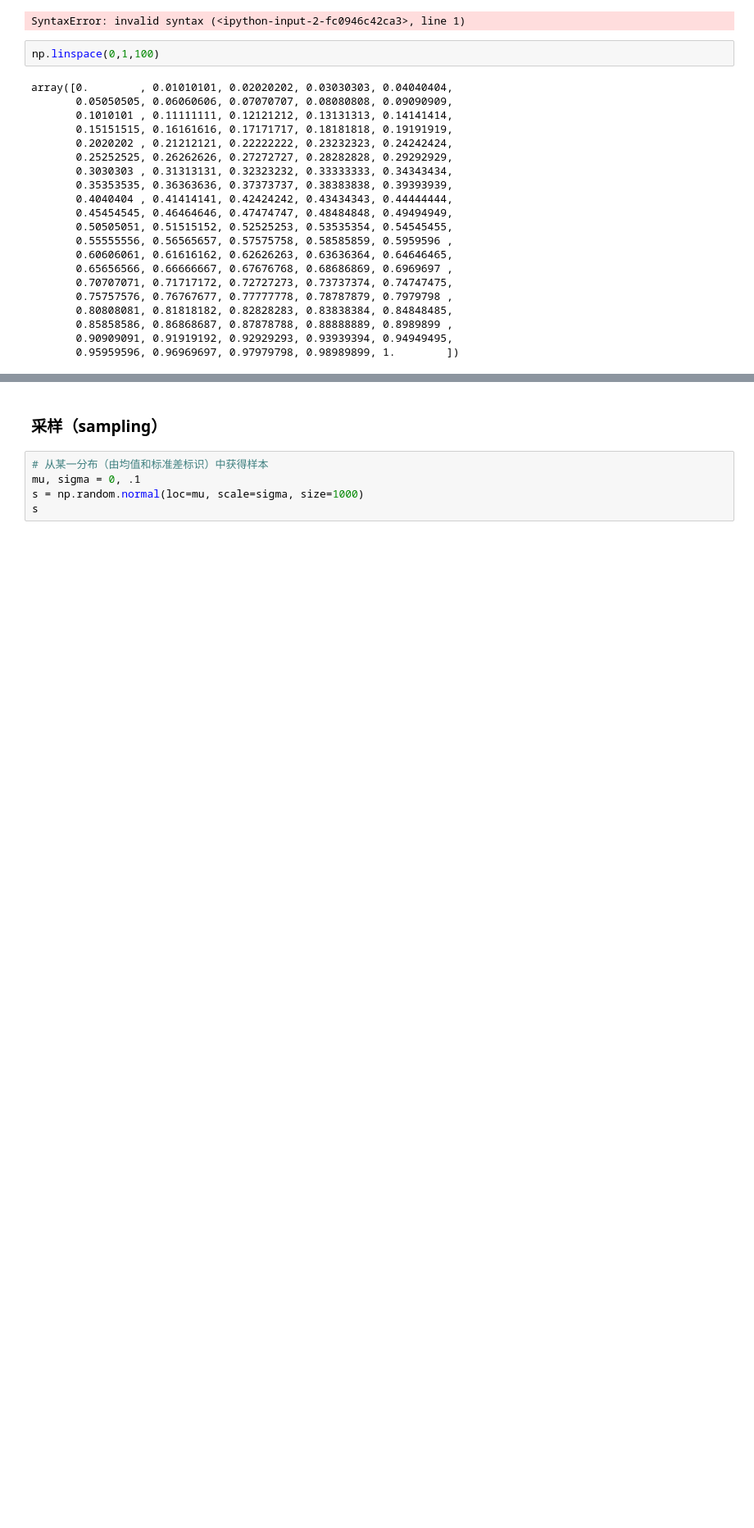
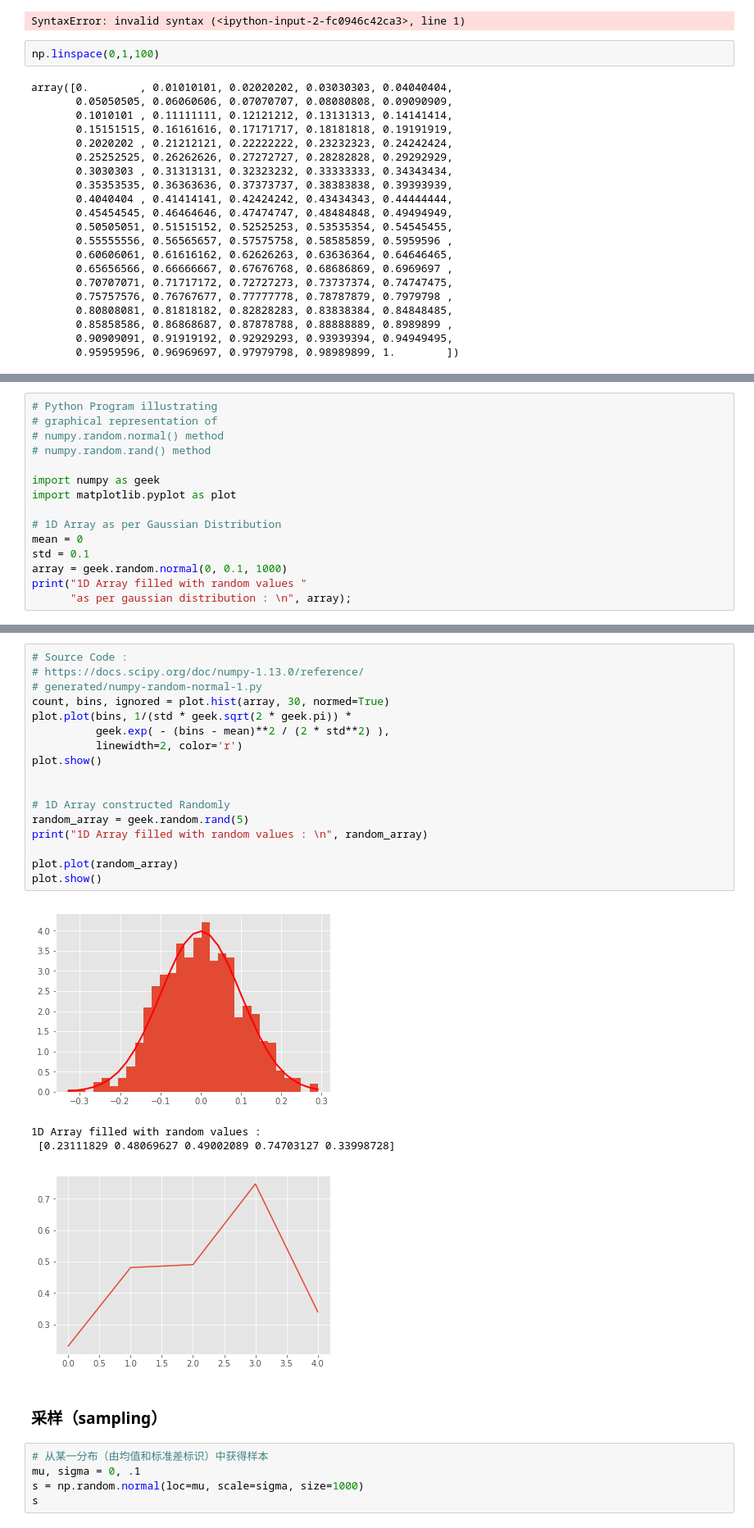
Before and after one commit to haoduohaoduo/JupyterNotebooks, a Jupyter notebook: numpy.ipynb, the cells around one changed output, grey strips where cells are left out. Shown at 82% size. Drawn from its saved outputs; the diff is of its cells as text; blank space fills up the shorter version.

Commit message:
2021年10月16日16:16:29 修改 numpy

```diff
--- a/numpy.ipynb
+++ b/numpy.ipynb
@@ -250,0 +298,15 @@ plt.show()
+# %%
+# Python Program illustrating
+# graphical representation of
+# numpy.random.normal() method
+# numpy.random.rand() method
+
+import numpy as geek
+import matplotlib.pyplot as plot
+
+# 1D Array as per Gaussian Distribution
+mean = 0
+std = 0.1
+array = geek.random.normal(0, 0.1, 1000)
+print("1D Array filled with random values "
+      "as per gaussian distribution : \n", array);
@@ -251,3 +331,25 @@ plt.show()
+# %%
+# Source Code :
+# https://docs.scipy.org/doc/numpy-1.13.0/reference/
+# generated/numpy-random-normal-1.py
+count, bins, ignored = plot.hist(array, 30, normed=True)
+plot.plot(bins, 1/(std * geek.sqrt(2 * geek.pi)) *
+          geek.exp( - (bins - mean)**2 / (2 * std**2) ),
+          linewidth=2, color='r')
+plot.show()
+
+
+# 1D Array constructed Randomly
+random_array = geek.random.rand(5)
+print("1D Array filled with random values : \n", random_array)
+
+plot.plot(random_array)
+plot.show()
+# %% [output]
+[figure, added]
+1D Array filled with random values :
+ [0.23111829 0.48069627 0.49002089 0.74703127 0.33998728]
+[figure, added]
 # %% [markdown]
 ### 采样（sampling）
 # %%
```
Also changed, not shown: parts of 34 cells of this notebook.
